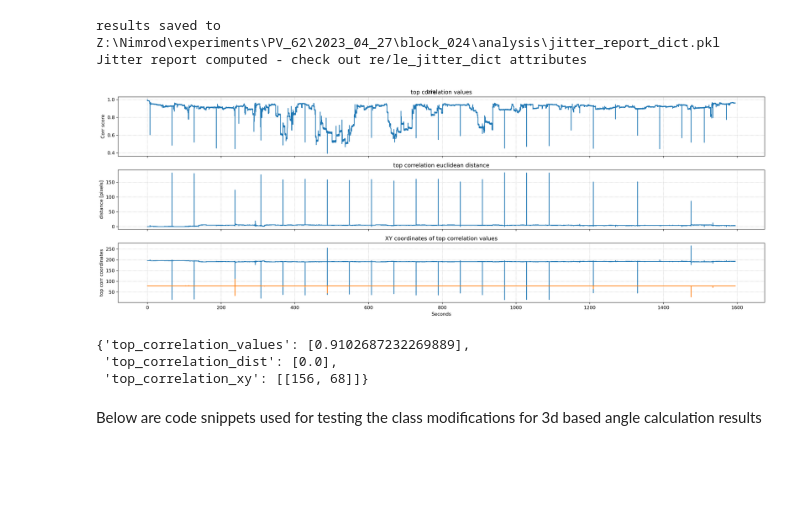
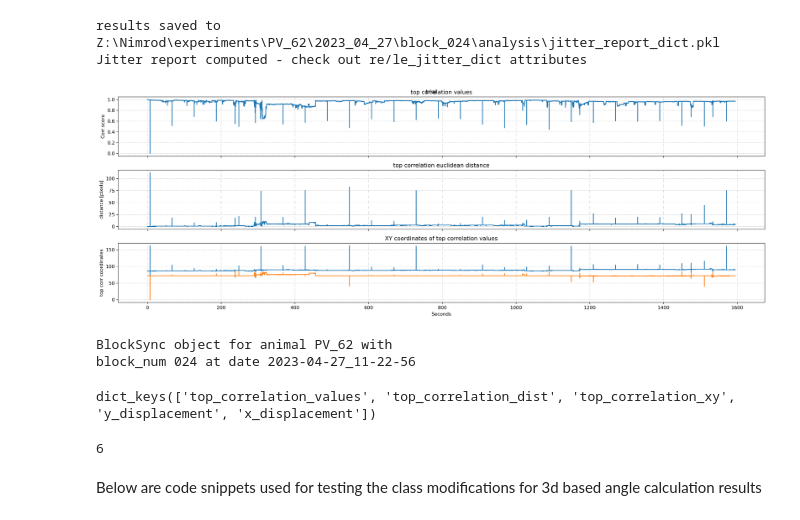
Before and after one commit to neural-electrophysiology-tool-team/Eye-Tracking-Tools, a Jupyter notebook: Graphs_for_paper_sept_23.ipynb, the cells around one changed output. Saved outputs shown, nothing was run; the diff lists cells and outputs as text; code cells hidden in the pictures; blank space fills up the shorter version.

```diff
--- a/Graphs_for_paper_sept_23.ipynb
+++ b/Graphs_for_paper_sept_23.ipynb
@@ -67,14 +69,15 @@ block.get_jitter_reports(export=True, overwrite=True)
 results saved to Z:\Nimrod\experiments\PV_62\2023_04_27\block_024\analysis\jitter_report_dict.pkl
 Jitter report computed - check out re/le_jitter_dict attributes
 # %%
-fig = block.plot_correlation_vectors(block.re_jitter_dict,fig_suptitle='trial')
+fig = block.plot_correlation_vectors(block.le_jitter_dict,fig_suptitle='trial')
 # %% [output]
-[figure, old version]
+[figure, new version]
+# %%
+block
+# %% [output]
+BlockSync object for animal PV_62 with
+block_num 024 at date 2023-04-27_11-22-56
 # %%
-block.re_jitter_dict
+block.re_jitter_dict.keys()
+# %% [output]
+dict_keys(['top_correlation_values', 'top_correlation_dist', 'top_correlation_xy', 'y_displacement', 'x_displacement'])
-# %%
-block.re_jitter_dict
-# %% [output]
-{'top_correlation_values': [0.9102687232269889],
- 'top_correlation_dist': [0.0],
- 'top_correlation_xy': [[156, 68]]}
@@ -83,3 +84,9 @@ cv2.destroyAllWindows()
+# %%
+dist = block.le_jitter_dict['top_correlation_dist']
+diffs = np.diff(np.where(np.array(dist) > 50)[0])
+len(diffs[diffs>5])
+# %% [output]
+6
 # %%
 """
 This function cascades over the steps that end in two dataframe objects, one for synced saccades and the other
```
Also changed, not shown: parts of 2 cells of this notebook, 1 other file.
